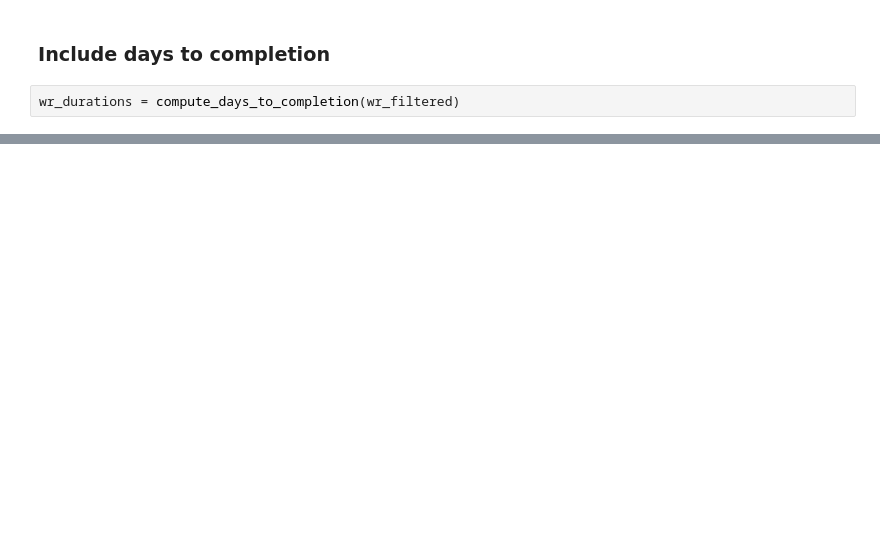
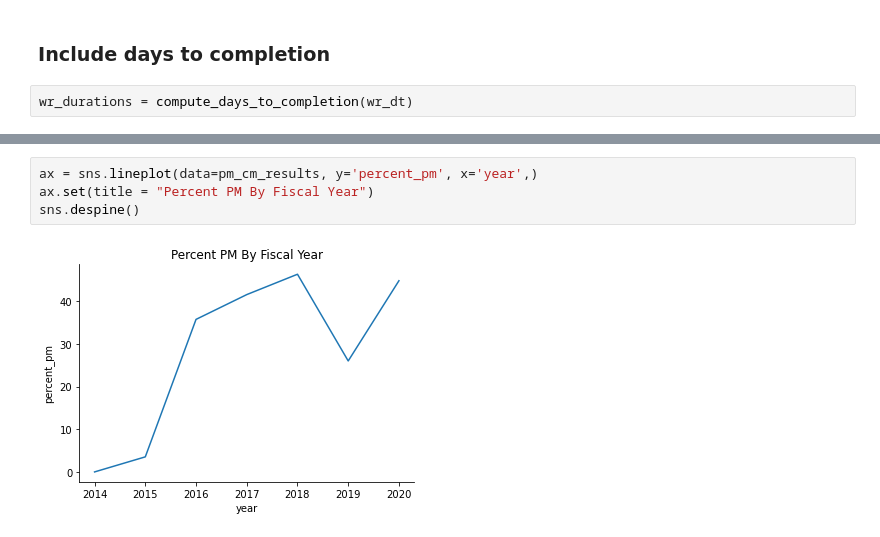
Before and after one commit to department-of-general-services/KPI_central, a Jupyter notebook: FMD_scorecard.ipynb, the cells around one changed output, grey strips where cells are left out. Cells and saved outputs as stored; diff of their text form; blank space fills up the shorter version.

```diff
--- a/FMD_scorecard.ipynb
+++ b/FMD_scorecard.ipynb
@@ -106,7 +86,7 @@ print(f"The work orders dataframe has {wr_filtered.shape[0]:,} rows.")
 # %% [markdown]
 ### Include days to completion
 # %%
-wr_durations = compute_days_to_completion(wr_filtered)
+wr_durations = compute_days_to_completion(wr_dt)
 # %%
 wr_durations[
     ["wr_id", "problem_type", "requested_dt", "completed_dt", "days_to_completion"]
@@ -139,0 +322,6 @@ sns.histplot(data=plot_data, x="days_to_completion")
+# %%
+ax = sns.lineplot(data=pm_cm_results, y='percent_pm', x='year',)
+ax.set(title = "Percent PM By Fiscal Year")
+sns.despine()
+# %% [output]
+[figure, added]
```
Also changed, not shown: parts of 38 cells of this notebook, 1 other file.
